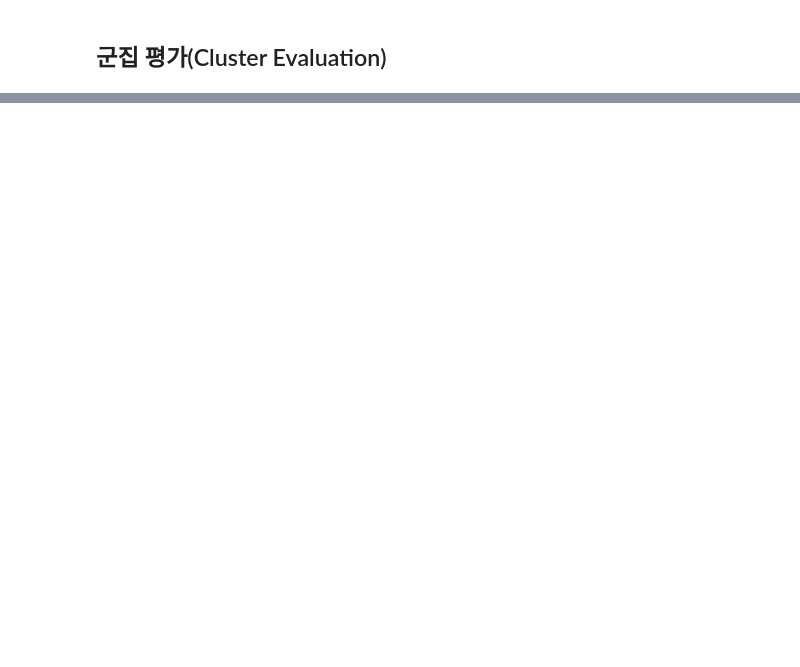
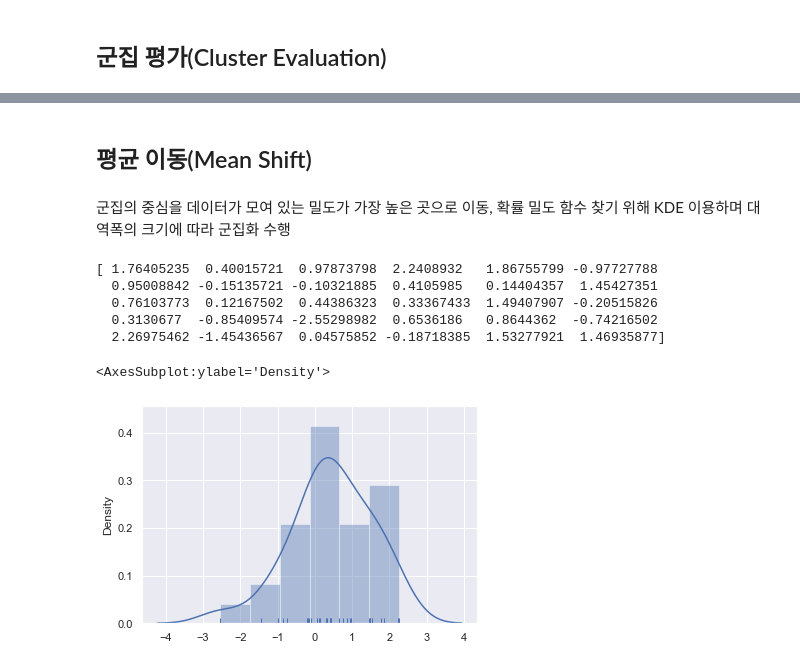
Before and after one commit to hyomin14/ML_practice, a Jupyter notebook: 07_Clustering/Chapter7.ipynb, the cells around one changed output, grey strips where cells are left out. Drawn from its saved outputs; the diff is of its cells as text; code cells hidden in the pictures; blank space fills up the shorter version.

```diff
--- a/07_Clustering/Chapter7.ipynb
+++ b/07_Clustering/Chapter7.ipynb
@@ -242,0 +326,25 @@ plt.show()
+# %% [markdown]
+## 평균 이동(Mean Shift)
+# %% [markdown]
+군집의 중심을 데이터가 모여 있는 밀도가 가장 높은 곳으로 이동, 확률 밀도 함수 찾기 위해 KDE 이용하며 대역폭의 크기에 따라 군집화 수행
+# %%
+#seaborn 이용하여 kde 시각화
+import numpy as np
+import seaborn as sns
+import matplotlib.pyplot as plt
+%matplotlib inline
+
+sns.set(color_codes=True)
+
+np.random.seed(0)
+x = np.random.normal(0, 1, size=30)
+print(x)
+sns.distplot(x, rug=True, hist=True, kde=True)
+# %% [output]
+[ 1.76405235  0.40015721  0.97873798  2.2408932   1.86755799 -0.97727788
+  0.95008842 -0.15135721 -0.10321885  0.4105985   0.14404357  1.45427351
+  0.76103773  0.12167502  0.44386323  0.33367433  1.49407907 -0.20515826
+  0.3130677  -0.85409574 -2.55298982  0.6536186   0.8644362  -0.74216502
+  2.26975462 -1.45436567  0.04575852 -0.18718385  1.53277921  1.46935877]
+<AxesSubplot:ylabel='Density'>
+[figure, added]
```
Also changed, not shown: parts of 55 cells of this notebook, 3 other files.
